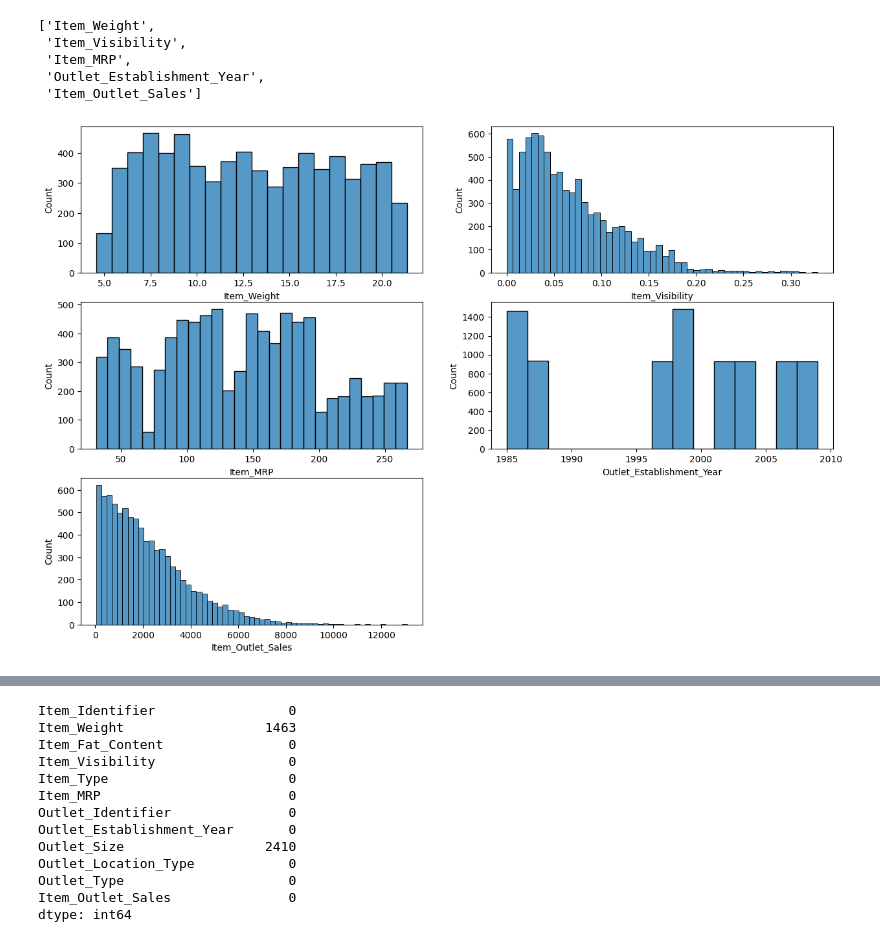
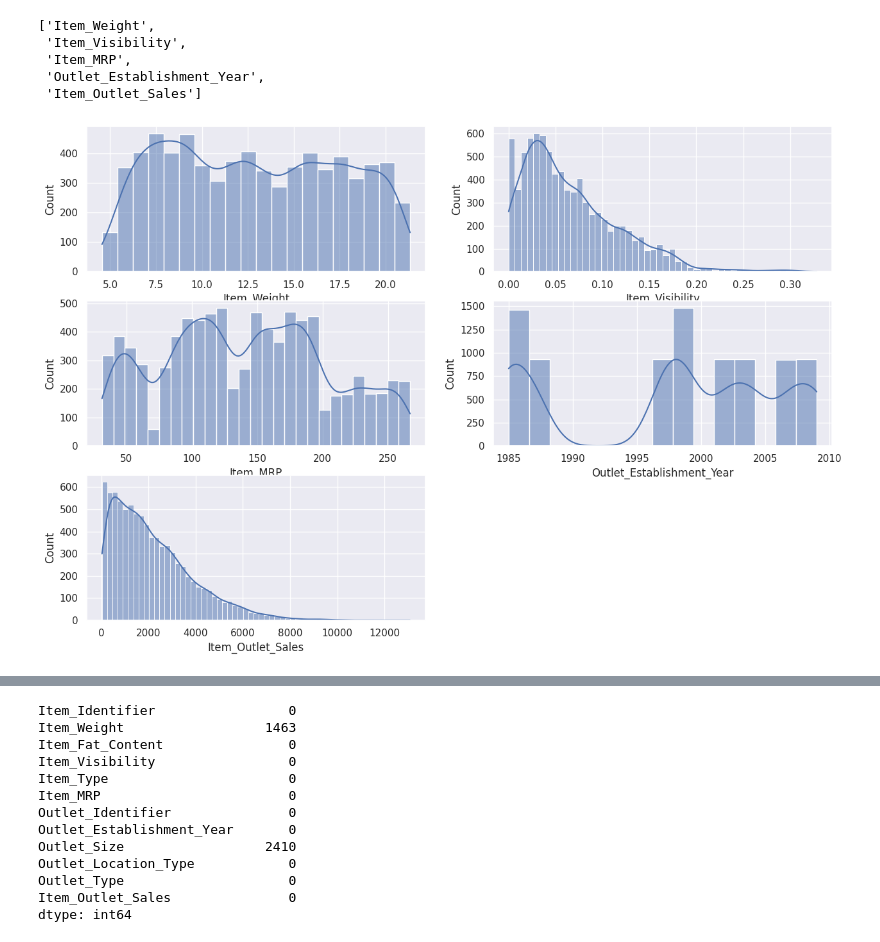
Before and after one commit to pramodpachpule/Big-mart-sales-prediction, a Jupyter notebook: Big_Mart_Sales_Prediction.ipynb, the cells around one changed output, grey strips where cells are left out. Saved outputs shown, nothing was run; the diff lists cells and outputs as text; code cells hidden in the pictures.

```diff
--- a/Big_Mart_Sales_Prediction.ipynb
+++ b/Big_Mart_Sales_Prediction.ipynb
@@ -72,6 +73,7 @@ categorical_columns
  'Outlet_Type']
 # %%
 # Count plots
+sns.set_theme(style="darkgrid")
 categorical_columns=['Item_Fat_Content', 'Outlet_Size', 'Outlet_Location_Type', 'Outlet_Type']
 plt.figure(figsize= (15,10))
 for i in range(len(categorical_columns)):
@@ -134,9 +136,9 @@ numerical_columns
 # %%
 # Hist plot of numerical columns
 plt.figure(figsize= (15,10))
 for i in range(len(numerical_columns)):
   plt.subplot(3,2,i+1)
-  sns.histplot(data, x =numerical_columns[i])
+  sns.histplot(data, x =numerical_columns[i] , kde=True)
 plt.show()
 # %% [output]
-[figure, old version]
+[figure, new version]
```
Also changed, not shown: parts of 19 cells of this notebook.
